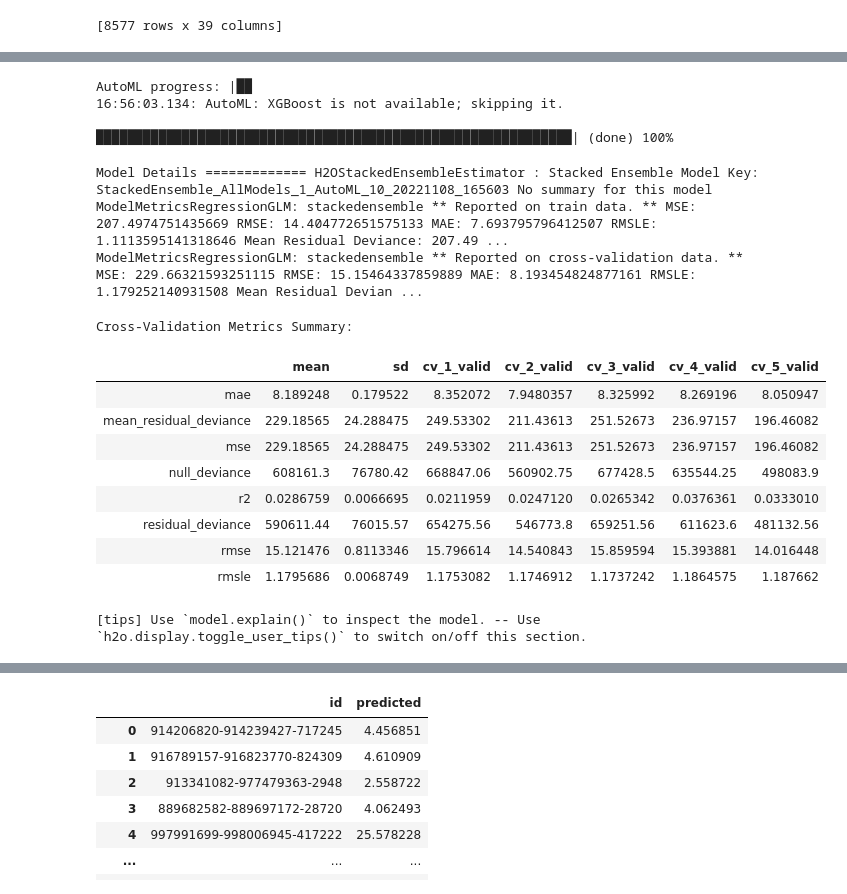
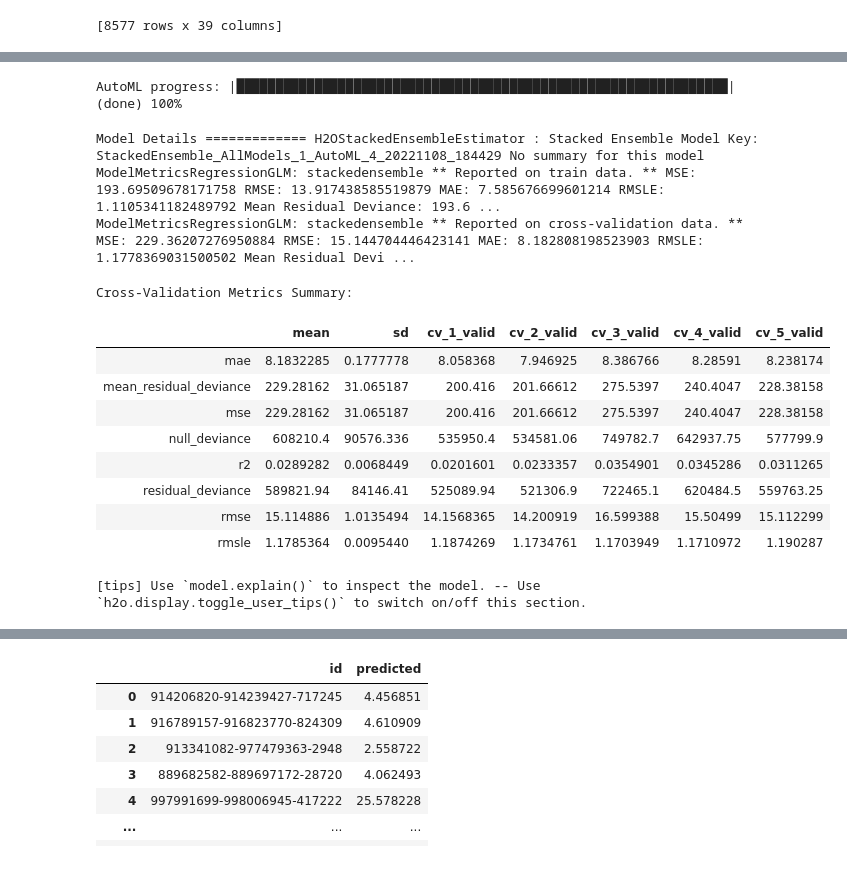
Before and after one commit to SimenQ/machine_learning, a Jupyter notebook: notebooks/simen/h2o_model.ipynb, the cells around one changed output, grey strips where cells are left out. Cells and saved outputs as stored; diff of their text form; code cells hidden in the pictures.

Commit message:
looked at model

```diff
--- a/notebooks/simen/h2o_model.ipynb
+++ b/notebooks/simen/h2o_model.ipynb
@@ -30,16 +30,16 @@ Checking whether there is an H2O instance running at http://localhost:54321 . co
 # %%
 #train_df = h2o.import_file("C:/Users/aminp/OneDrive/Dokumenter/NTNU/4år/Machinelearning/machine_learning/data/train_data/dataset_train_without_rev_features.csv")
-test_df = h2o.import_file("C:/Users/aminp/OneDrive/Dokumenter/NTNU/4år/Machinelearning/machine_learning/data/train_data/dataset_test_without_rev_features.csv")
+#test_df = h2o.import_file("/Users/simenvoldqvam/Desktop/Skole/machine_learning/data/train_data/dataset_train_with_stores_extra.csv")
 
 #test_train = h2o.import_file("C:/Users/aminp/OneDrive/Dokumenter/NTNU/4år/Machinelearning/machine_learning/data/train_data/test_train.csv")
 #test_test = h2o.import_file("C:/Users/aminp/OneDrive/Dokumenter/NTNU/4år/Machinelearning/machine_learning/data/train_data/test_test.csv")
 #rev_labels = h2o.import_file("C:/Users/aminp/OneDrive/Dokumenter/NTNU/4år/Machinelearning/machine_learning/data/train_data/revenue_labels.csv")
 
 #train_df = h2o.import_file("C:/Users/aminp/OneDrive/Dokumenter/NTNU/4år/Machinelearning/machine_learning/data/train_data/train_data.csv")
-#test_df = h2o.import_file("C:/Users/aminp/OneDrive/Dokumenter/NTNU/4år/Machinelearning/machine_learning/data/train_data/test_data.csv")
+test_df = h2o.import_file("/Users/simenvoldqvam/Desktop/Skole/machine_learning/data/train_data/dataset_test_without_rev_features.csv")
 
-test_dist = h2o.import_file("C:/Users/aminp/OneDrive/Dokumenter/NTNU/4år/Machinelearning/machine_learning/data/train_data/test_set_with_only_distance_feat.csv")
-train_dist = h2o.import_file("C:/Users/aminp/OneDrive/Dokumenter/NTNU/4år/Machinelearning/machine_learning/data/train_data/train_set_with_only_distance_feat.csv")
+test_dist = h2o.import_file("/Users/simenvoldqvam/Desktop/Skole/machine_learning/data/train_data/test_set_with_only_distance_feat.csv")
+train_dist = h2o.import_file("/Users/simenvoldqvam/Desktop/Skole/machine_learning/data/train_data/train_set_with_only_distance_feat.csv")
 # %% [output]
 Parse progress: |████████████████████████████████████████████████████████████████| (done) 100%
 Parse progress: |████████████████████████████████████████████████████████████████| (done) 100%
@@ -61,2 +47,3 @@ Parse progress: |█████████████████████
 # %%
-rev = pd.read_csv("C:/Users/aminp/OneDrive/Dokumenter/NTNU/4år/Machinelearning/machine_learning/data/train_data/revenue_labels.csv")
+rev = pd.read_csv("/Users/simenvoldqvam/Desktop/Skole/machine_learning/data/train_data/revenue_labels.csv")
+test = pd.read_csv("/Users/simenvoldqvam/Desktop/Skole/machine_learning/data/train_data/test_set_with_only_distance_feat.csv")
@@ -100,9 +102,9 @@ rev2 = rev[:, 0]
 
 
 df = train_dist.drop("C1", axis = 1)
-df2 = df.drop([0], axis = 0)
 
-x_train = df2.cbind(rev2)
+
+x_train = df.cbind(rev2)
 
 
 list_df = ["mall__is", "geo__Cluster 4 similarity", "geo__Cluster 6 similarity",
@@ -112,13 +114,11 @@ list_df = ["mall__is", "geo__Cluster 4 similarity", "geo__Cluster 6 similarity",
 
 stores_id = test_df[:, 1]
 
-stores_id2 = stores_id.drop([0], axis = 0)
+
+y_test1 = test_dist.drop("C1", axis = 1 )
 
 
-y_test1 = test_dist.drop("C1", axis = 1 )
-y_test2 = y_test1.drop([0], axis = 0)
-
-y_test = y_test2.cbind(stores_id2)
+y_test = y_test1.cbind(stores_id)
 y_test
 # %% [output]
 | storesinradiustransformer__in_radius | clustersimilarity__Cluster 0 simi... | clustersimilarity__Cluster 1 simi... | clustersimilarity__Cluster 2 simi... | clustersimilarity__Cluster 3 simi... | ... |
@@ -164,28 +160,25 @@ Cols:39
 # %%
 x = x_train.columns
 y = 'revenue'
 x.remove(y)
 
-aml = H2OAutoML(max_models=5, seed=1)
+aml = H2OAutoML(max_models=10, seed=1)
 aml.train(x=x, y=y, training_frame= x_train)
 # %% [output]
-AutoML progress: |██
-16:56:03.134: AutoML: XGBoost is not available; skipping it.
-
-█████████████████████████████████████████████████████████████| (done) 100%
+AutoML progress: |███████████████████████████████████████████████████████████████| (done) 100%
-Model Details ============= H2OStackedEnsembleEstimator : Stacked Ensemble Model Key: StackedEnsemble_AllModels_1_AutoML_10_20221108_165603 No summary for this model
-ModelMetricsRegressionGLM: stackedensemble ** Reported on train data. ** MSE: 207.4974751435669 RMSE: 14.404772651575133 MAE: 7.693795796412507 RMSLE: 1.1113595141318646 Mean Residual Deviance: 207.49 ...
-ModelMetricsRegressionGLM: stackedensemble ** Reported on cross-validation data. ** MSE: 229.66321593251115 RMSE: 15.15464337859889 MAE: 8.193454824877161 RMSLE: 1.179252140931508 Mean Residual Devian ...
+Model Details ============= H2OStackedEnsembleEstimator : Stacked Ensemble Model Key: StackedEnsemble_AllModels_1_AutoML_4_20221108_184429 No summary for this model
+ModelMetricsRegressionGLM: stackedensemble ** Reported on train data. ** MSE: 193.69509678171758 RMSE: 13.917438585519879 MAE: 7.585676699601214 RMSLE: 1.1105341182489792 Mean Residual Deviance: 193.6 ...
+ModelMetricsRegressionGLM: stackedensemble ** Reported on cross-validation data. ** MSE: 229.36207276950884 RMSE: 15.144704446423141 MAE: 8.182808198523903 RMSLE: 1.1778369031500502 Mean Residual Devi ...
 Cross-Validation Metrics Summary:
 |  | mean | sd | cv_1_valid | cv_2_valid | cv_3_valid | cv_4_valid | cv_5_valid |
-| mae | 8.189248 | 0.179522 | 8.352072 | 7.9480357 | 8.325992 | 8.269196 | 8.050947 |
-| mean_residual_deviance | 229.18565 | 24.288475 | 249.53302 | 211.43613 | 251.52673 | 236.97157 | 196.46082 |
-| mse | 229.18565 | 24.288475 | 249.53302 | 211.43613 | 251.52673 | 236.97157 | 196.46082 |
-| null_deviance | 608161.3 | 76780.42 | 668847.06 | 560902.75 | 677428.5 | 635544.25 | 498083.9 |
-| r2 | 0.0286759 | 0.0066695 | 0.0211959 | 0.0247120 | 0.0265342 | 0.0376361 | 0.0333010 |
-| residual_deviance | 590611.44 | 76015.57 | 654275.56 | 546773.8 | 659251.56 | 611623.6 | 481132.56 |
-| rmse | 15.121476 | 0.8113346 | 15.796614 | 14.540843 | 15.859594 | 15.393881 | 14.016448 |
-| rmsle | 1.1795686 | 0.0068749 | 1.1753082 | 1.1746912 | 1.1737242 | 1.1864575 | 1.187662 |
+| mae | 8.1832285 | 0.1777778 | 8.058368 | 7.946925 | 8.386766 | 8.28591 | 8.238174 |
+| mean_residual_deviance | 229.28162 | 31.065187 | 200.416 | 201.66612 | 275.5397 | 240.4047 | 228.38158 |
+| mse | 229.28162 | 31.065187 | 200.416 | 201.66612 | 275.5397 | 240.4047 | 228.38158 |
+| null_deviance | 608210.4 | 90576.336 | 535950.4 | 534581.06 | 749782.7 | 642937.75 | 577799.9 |
+| r2 | 0.0289282 | 0.0068449 | 0.0201601 | 0.0233357 | 0.0354901 | 0.0345286 | 0.0311265 |
+| residual_deviance | 589821.94 | 84146.41 | 525089.94 | 521306.9 | 722465.1 | 620484.5 | 559763.25 |
+| rmse | 15.114886 | 1.0135494 | 14.1568365 | 14.200919 | 16.599388 | 15.50499 | 15.112299 |
+| rmsle | 1.1785364 | 0.0095440 | 1.1874269 | 1.1734761 | 1.1703949 | 1.1710972 | 1.190287 |
 [tips] Use `model.explain()` to inspect the model. -- Use `h2o.display.toggle_user_tips()` to switch on/off this section.
 # %%
 
```
Also changed, not shown: parts of 14 cells of this notebook, 21 other files.
